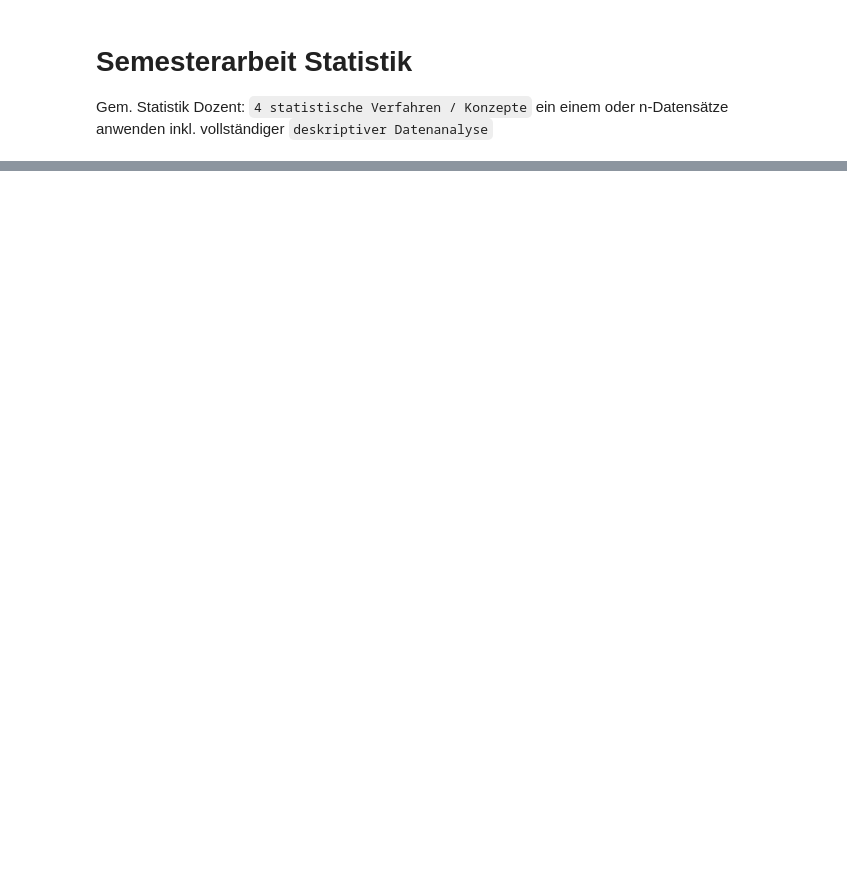
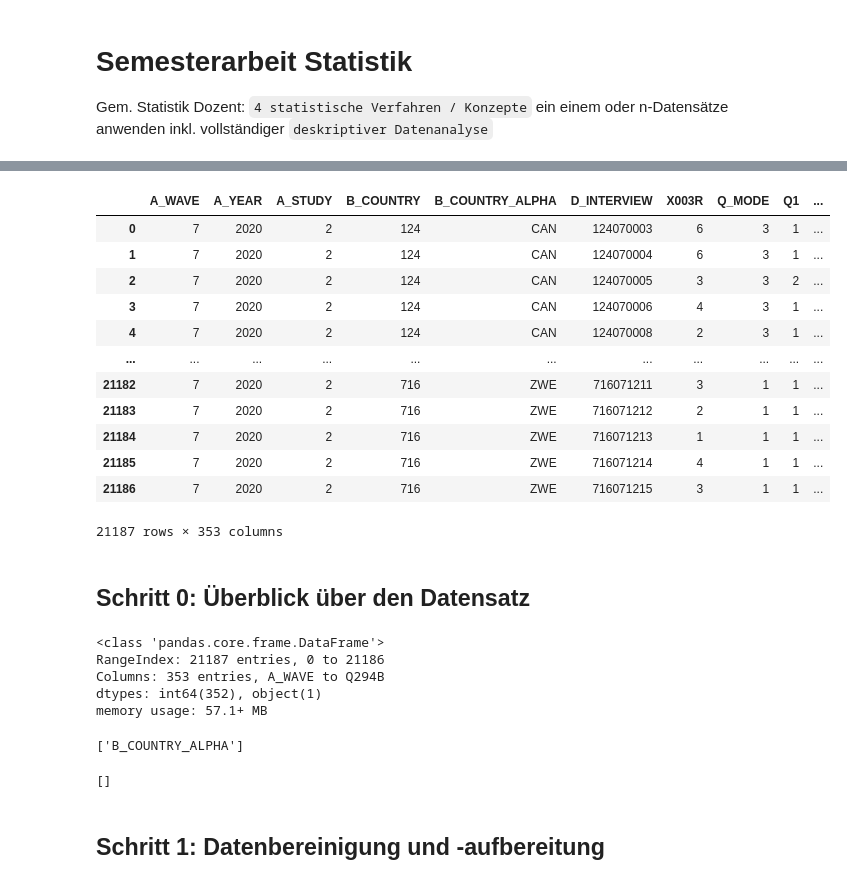
Before and after one commit to TobiasMaissen/cas_statistik_davi, a Jupyter notebook: statistik.ipynb, the cells around one changed output, grey strips where cells are left out. Cells and saved outputs as stored; diff of their text form; code cells hidden in the pictures; blank space fills up the shorter version.

```diff
--- a/statistik.ipynb
+++ b/statistik.ipynb
@@ -31,0 +71,53 @@ df.describe()
+# %%
+# Unnötige Spalten löschen, welche nicht relevant sind und oft fehlende Werte enthalten
+df_2020 = df_2020.drop(columns=['Q223', 'Q223_ABREV', 'Q223_LOCAL', 'Q272', 'Q82', 'Q82_AFRICANUNION', 'Q82_APEC', 'Q82_ARABLEAGUE','Q82_ASEAN','Q82_CIS','Q82_CUSMA','Q82_ECO','Q82_EU','Q82_GULFCOOP','Q82_ISLCOOP','Q82_MERCOSUR','Q82_NAFTA','Q82_OAS','Q82_SAARC','Q82_SCO','Q82_TLC','Q82_UNDP','Q289CS9', 'Q290', 'Q266', 'Q267', 'Q268'])
+# %%
+# Spalten die ich behalten möchte
+columns_to_keep = ['A_WAVE', 'A_YEAR', 'A_STUDY', 'B_COUNTRY', 'B_COUNTRY_ALPHA', 'D_INTERVIEW', 'X003R'] + \
+                  [col for col in df_2020.columns if col.startswith('Q')]
+# %%
+df_2020_final = df_2020[columns_to_keep].reset_index(drop=True)
+# %%
+df_2020_final
+# %% [output]
+|  | A_WAVE | A_YEAR | A_STUDY | B_COUNTRY | B_COUNTRY_ALPHA | D_INTERVIEW | X003R | Q_MODE | Q1 | ... |
+| 0 | 7 | 2020 | 2 | 124 | CAN | 124070003 | 6 | 3 | 1 | ... |
+| 1 | 7 | 2020 | 2 | 124 | CAN | 124070004 | 6 | 3 | 1 | ... |
+| 2 | 7 | 2020 | 2 | 124 | CAN | 124070005 | 3 | 3 | 2 | ... |
+| 3 | 7 | 2020 | 2 | 124 | CAN | 124070006 | 4 | 3 | 1 | ... |
+| 4 | 7 | 2020 | 2 | 124 | CAN | 124070008 | 2 | 3 | 1 | ... |
+| ... | ... | ... | ... | ... | ... | ... | ... | ... | ... | ... |
+| 21182 | 7 | 2020 | 2 | 716 | ZWE | 716071211 | 3 | 1 | 1 | ... |
+| 21183 | 7 | 2020 | 2 | 716 | ZWE | 716071212 | 2 | 1 | 1 | ... |
+| 21184 | 7 | 2020 | 2 | 716 | ZWE | 716071213 | 1 | 1 | 1 | ... |
+| 21185 | 7 | 2020 | 2 | 716 | ZWE | 716071214 | 4 | 1 | 1 | ... |
+| 21186 | 7 | 2020 | 2 | 716 | ZWE | 716071215 | 3 | 1 | 1 | ... |
+21187 rows × 353 columns
+# %% [markdown]
+## Schritt 0: Überblick über den Datensatz
+# %%
+# Grober Einblick in den Datensatz
+df_2020_final.info()
+# %% [output]
+<class 'pandas.core.frame.DataFrame'>
+RangeIndex: 21187 entries, 0 to 21186
+Columns: 353 entries, A_WAVE to Q294B
+dtypes: int64(352), object(1)
+memory usage: 57.1+ MB
+# %%
+# Prüfen ob alle Spalten numerisch sind, sprich welche nicht
+[col for col in df_2020_final.columns if not df_2020_final[col].dtype.name.startswith("int")]
+# %% [output]
+['B_COUNTRY_ALPHA']
+# %%
+# Prüfen, welche Spalten NaN-Werte enthalten
+nan_spalten = df_2020_final.isna().any()
+
+# Nur die Namen der Spalten mit NaNs anzeigen
+spalten_mit_nans = nan_spalten[nan_spalten].index.tolist()
+
+print(spalten_mit_nans)
+# %% [output]
+[]
+# %% [markdown]
+## Schritt 1: Datenbereinigung und -aufbereitung
```
Also changed, not shown: parts of 16 cells of this notebook.
